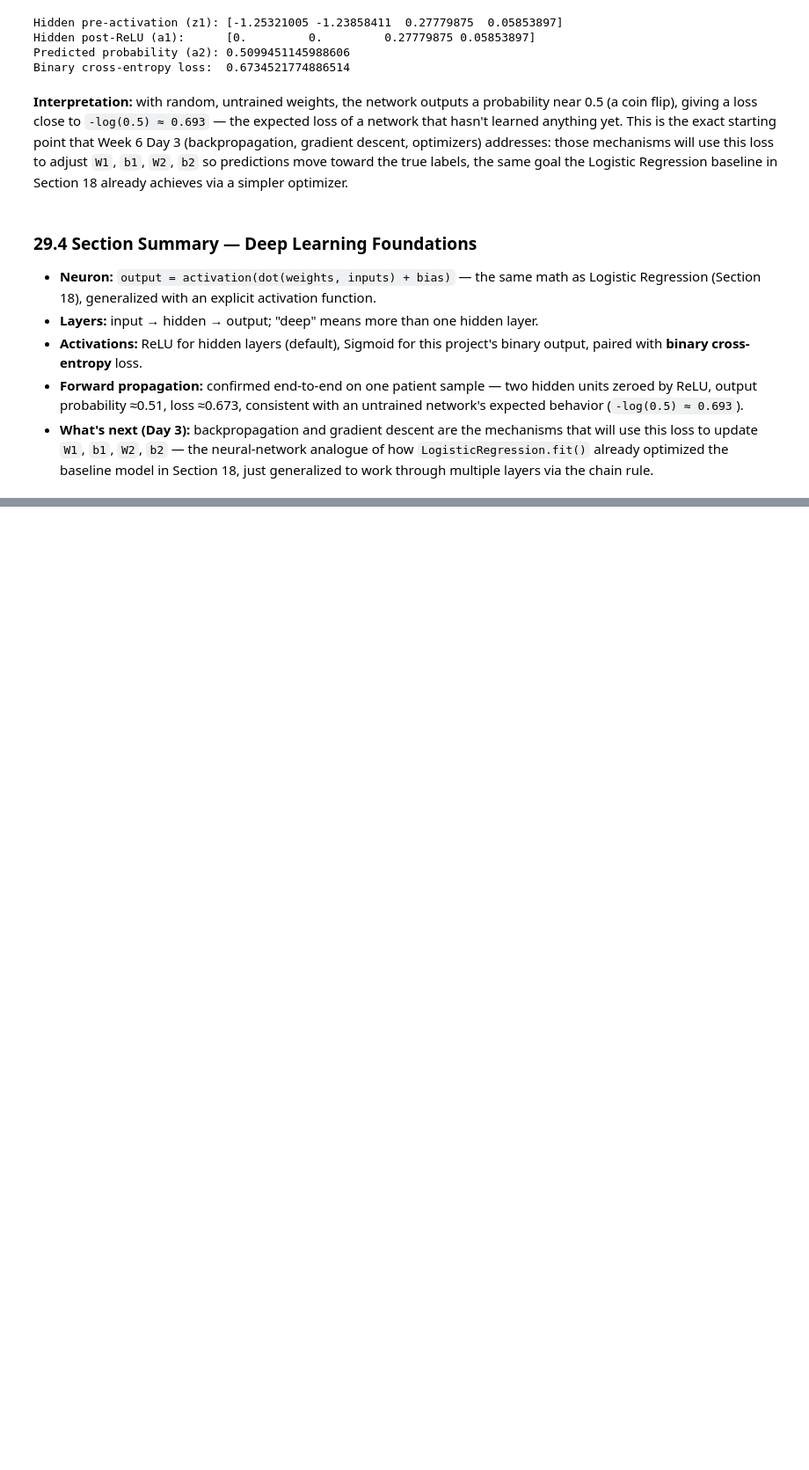
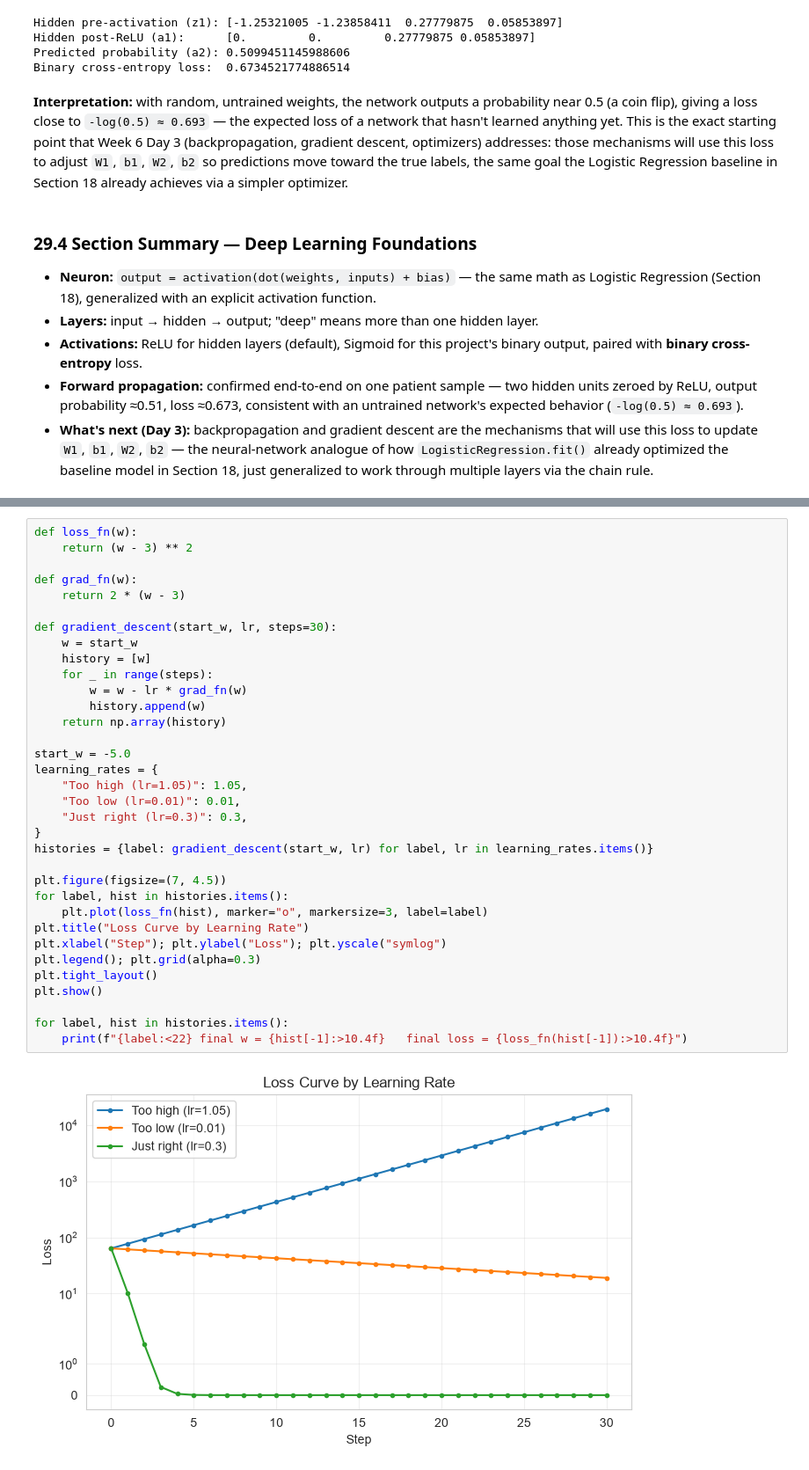
Before and after one commit to Roa04/AI_ML, a Jupyter notebook: project/stroke_prediction.ipynb, the cells around one changed output, grey strips where cells are left out. Shown at 88% size. Saved outputs shown, nothing was run; the diff lists cells and outputs as text; blank space fills up the shorter version.

Commit message:
Week 6 Day 3: Backpropagation, Gradient Descent & Optimizers

```diff
--- a/project/stroke_prediction.ipynb
+++ b/project/stroke_prediction.ipynb
@@ -1326,0 +1352,36 @@ already achieves via a simpler optimizer.
+# %%
+def loss_fn(w):
+    return (w - 3) ** 2
+
+def grad_fn(w):
+    return 2 * (w - 3)
+
+def gradient_descent(start_w, lr, steps=30):
+    w = start_w
+    history = [w]
+    for _ in range(steps):
+        w = w - lr * grad_fn(w)
+        history.append(w)
+    return np.array(history)
+
+start_w = -5.0
+learning_rates = {
+    "Too high (lr=1.05)": 1.05,
+    "Too low (lr=0.01)": 0.01,
+    "Just right (lr=0.3)": 0.3,
+}
+histories = {label: gradient_descent(start_w, lr) for label, lr in learning_rates.items()}
+
+plt.figure(figsize=(7, 4.5))
+for label, hist in histories.items():
+    plt.plot(loss_fn(hist), marker="o", markersize=3, label=label)
+plt.title("Loss Curve by Learning Rate")
+plt.xlabel("Step"); plt.ylabel("Loss"); plt.yscale("symlog")
+plt.legend(); plt.grid(alpha=0.3)
+plt.tight_layout()
+plt.show()
+
+for label, hist in histories.items():
+    print(f"{label:<22} final w = {hist[-1]:>10.4f}   final loss = {loss_fn(hist[-1]):>10.4f}")
+# %% [output]
+[figure, added]
```
Also changed, not shown: parts of 4 cells of this notebook, 2 other files.
